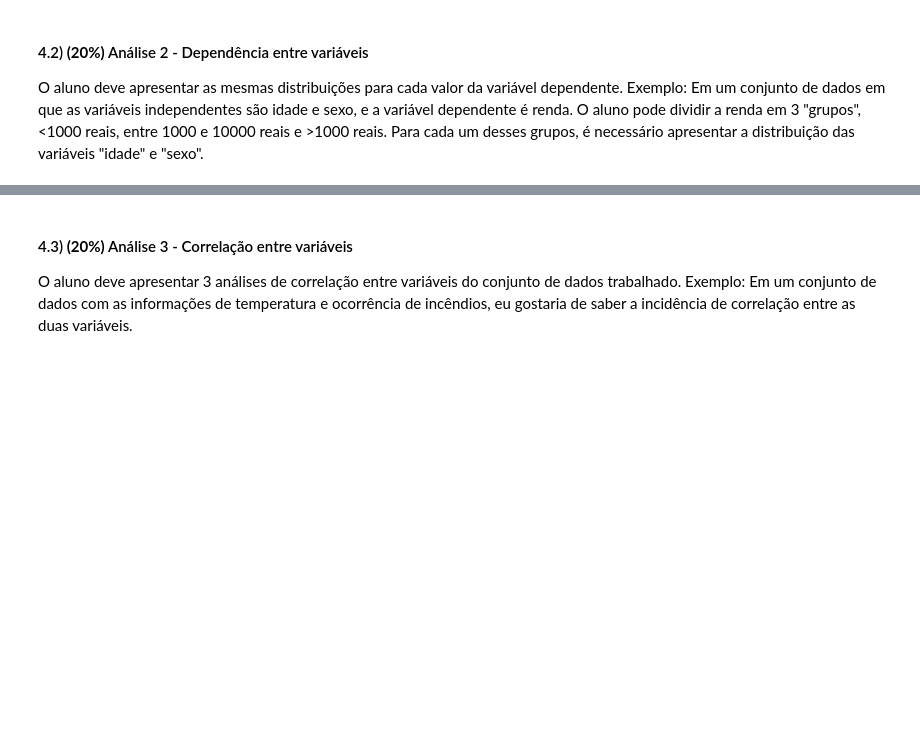
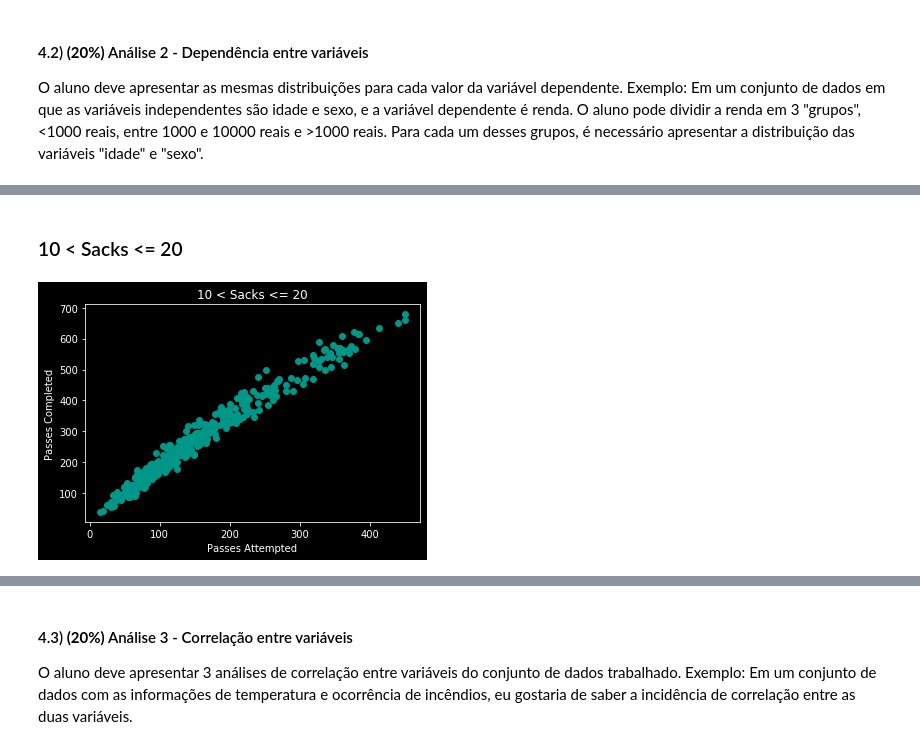
Before and after one commit to gabrielmsdiniz/nfl-stats, a Jupyter notebook: src/analysis.ipynb, the cells around one changed output, grey strips where cells are left out. Cells and saved outputs as stored; diff of their text form; code cells hidden in the pictures; blank space fills up the shorter version.

```diff
--- a/src/analysis.ipynb
+++ b/src/analysis.ipynb
@@ -273,0 +259,16 @@ plt.show()
+# %% [markdown]
+### 10 < Sacks <= 20
+# %%
+sacks_less_20 = pass_stats[(pass_stats['Sacks'] > 10) & (pass_stats['Sacks'] <= 20)]
+
+pass_completed_20 = sacks_less_20['Passes Completed']
+pass_attempted_20 = sacks_less_20['Passes Attempted']
+
+
+plt.scatter(pass_completed_20, pass_attempted_20, color='#009688')
+plt.xlabel('Passes Attempted')
+plt.ylabel('Passes Completed')
+plt.title('10 < Sacks <= 20')
+plt.show()
+# %% [output]
+[figure, added]
```
Also changed, not shown: parts of 8 cells of this notebook.
